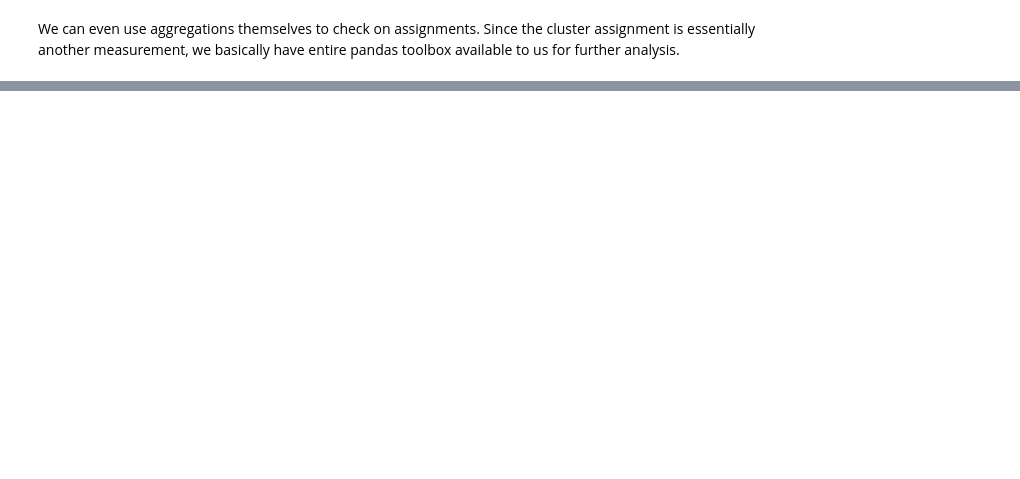
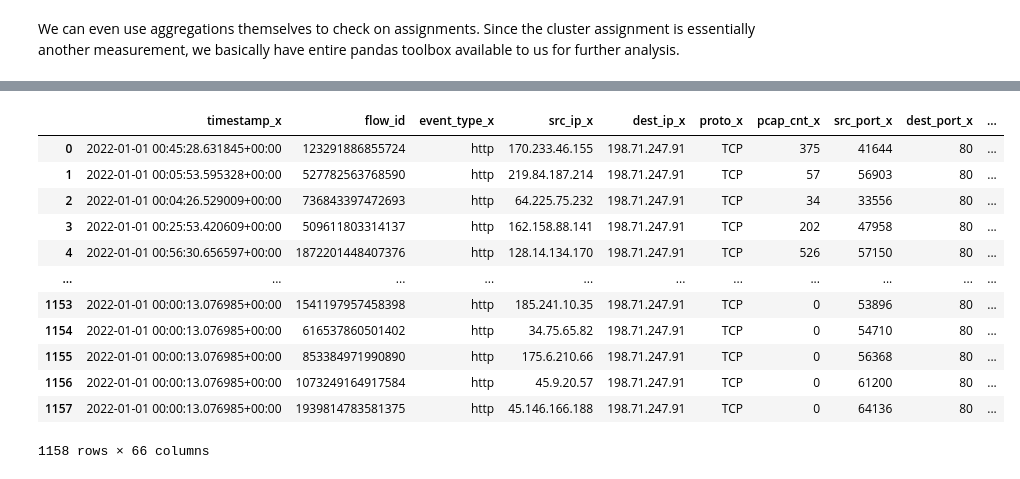
Before and after one commit to markuskont/suricata-analytics-1, a Jupyter notebook: jupyter/Notebooks/JupyterPlaybooksForSuricata.ipynb, the cells around one changed output, grey strips where cells are left out. Saved outputs shown, nothing was run; the diff lists cells and outputs as text; code cells hidden in the pictures; blank space fills up the shorter version.

```diff
--- a/jupyter/Notebooks/JupyterPlaybooksForSuricata.ipynb
+++ b/jupyter/Notebooks/JupyterPlaybooksForSuricata.ipynb
@@ -1180,0 +1251,21 @@ DF_FLOW.plot.scatter(x="flow.pkts_toserver", y="flow.pkts_toclient", ax=axes[1],
+# %%
+DF_FLOW = DF.loc[DF.event_type == "flow"].dropna(how="all", axis=1)
+DF_HTTP = DF.loc[DF.event_type == "http"].dropna(how="all", axis=1)
+# %%
+DF_MERGED = DF_HTTP.merge(DF_FLOW, left_on="flow_id", right_on="flow_id")
+# %%
+DF_MERGED
+# %% [output]
+|  | timestamp_x | flow_id | event_type_x | src_ip_x | dest_ip_x | proto_x | pcap_cnt_x | src_port_x | dest_port_x | ... |
+| 0 | 2022-01-01 00:45:28.631845+00:00 | 123291886855724 | http | 170.233.46.155 | 198.71.247.91 | TCP | 375 | 41644 | 80 | ... |
+| 1 | 2022-01-01 00:05:53.595328+00:00 | 527782563768590 | http | 219.84.187.214 | 198.71.247.91 | TCP | 57 | 56903 | 80 | ... |
+| 2 | 2022-01-01 00:04:26.529009+00:00 | 736843397472693 | http | 64.225.75.232 | 198.71.247.91 | TCP | 34 | 33556 | 80 | ... |
+| 3 | 2022-01-01 00:25:53.420609+00:00 | 509611803314137 | http | 162.158.88.141 | 198.71.247.91 | TCP | 202 | 47958 | 80 | ... |
+| 4 | 2022-01-01 00:56:30.656597+00:00 | 1872201448407376 | http | 128.14.134.170 | 198.71.247.91 | TCP | 526 | 57150 | 80 | ... |
+| ... | ... | ... | ... | ... | ... | ... | ... | ... | ... | ... |
+| 1153 | 2022-01-01 00:00:13.076985+00:00 | 1541197957458398 | http | 185.241.10.35 | 198.71.247.91 | TCP | 0 | 53896 | 80 | ... |
+| 1154 | 2022-01-01 00:00:13.076985+00:00 | 616537860501402 | http | 34.75.65.82 | 198.71.247.91 | TCP | 0 | 54710 | 80 | ... |
+| 1155 | 2022-01-01 00:00:13.076985+00:00 | 853384971990890 | http | 175.6.210.66 | 198.71.247.91 | TCP | 0 | 56368 | 80 | ... |
+| 1156 | 2022-01-01 00:00:13.076985+00:00 | 1073249164917584 | http | 45.9.20.57 | 198.71.247.91 | TCP | 0 | 61200 | 80 | ... |
+| 1157 | 2022-01-01 00:00:13.076985+00:00 | 1939814783581375 | http | 45.146.166.188 | 198.71.247.91 | TCP | 0 | 64136 | 80 | ... |
+1158 rows × 66 columns
```
Also changed, not shown: parts of 54 cells of this notebook.
